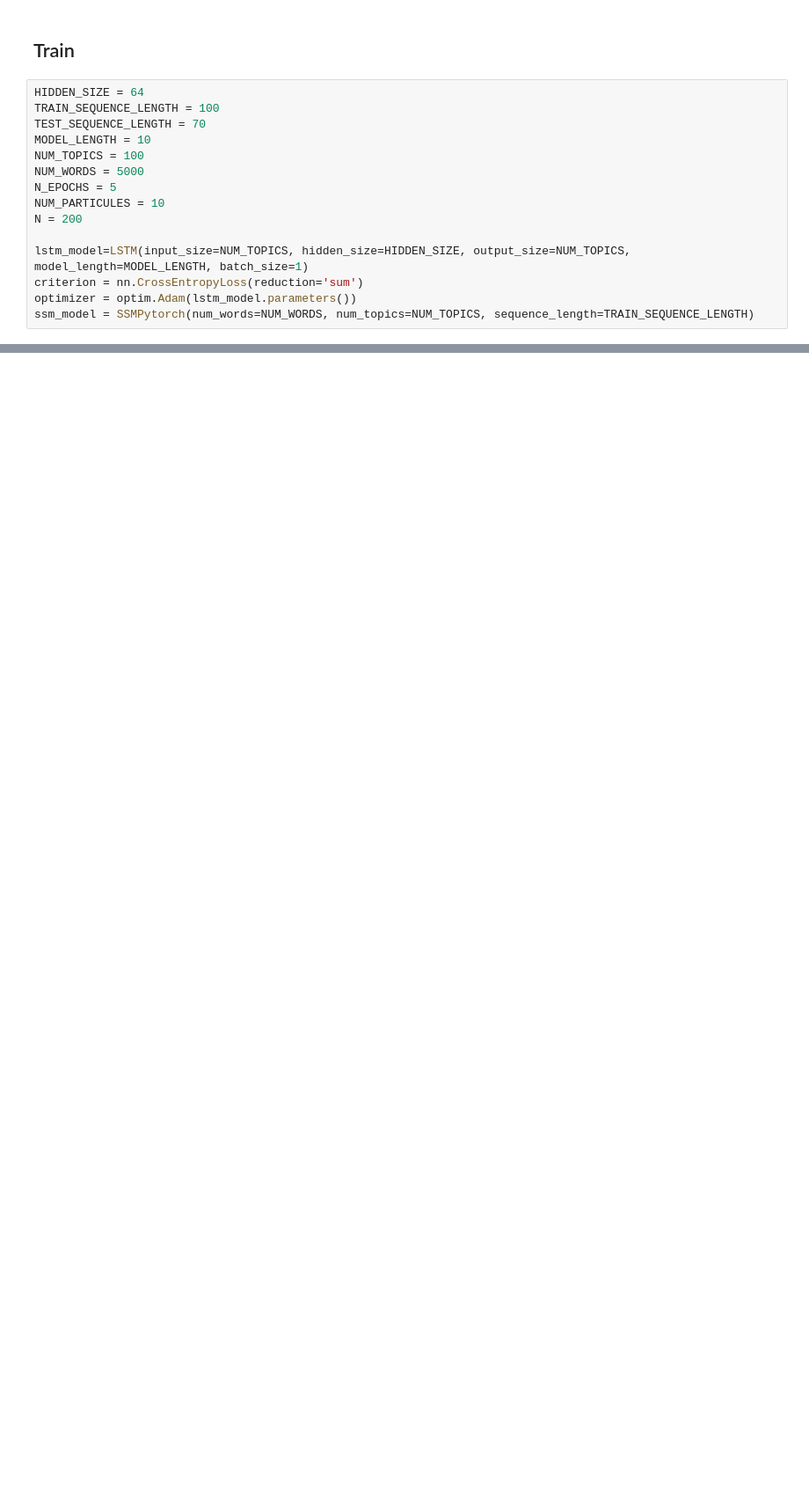
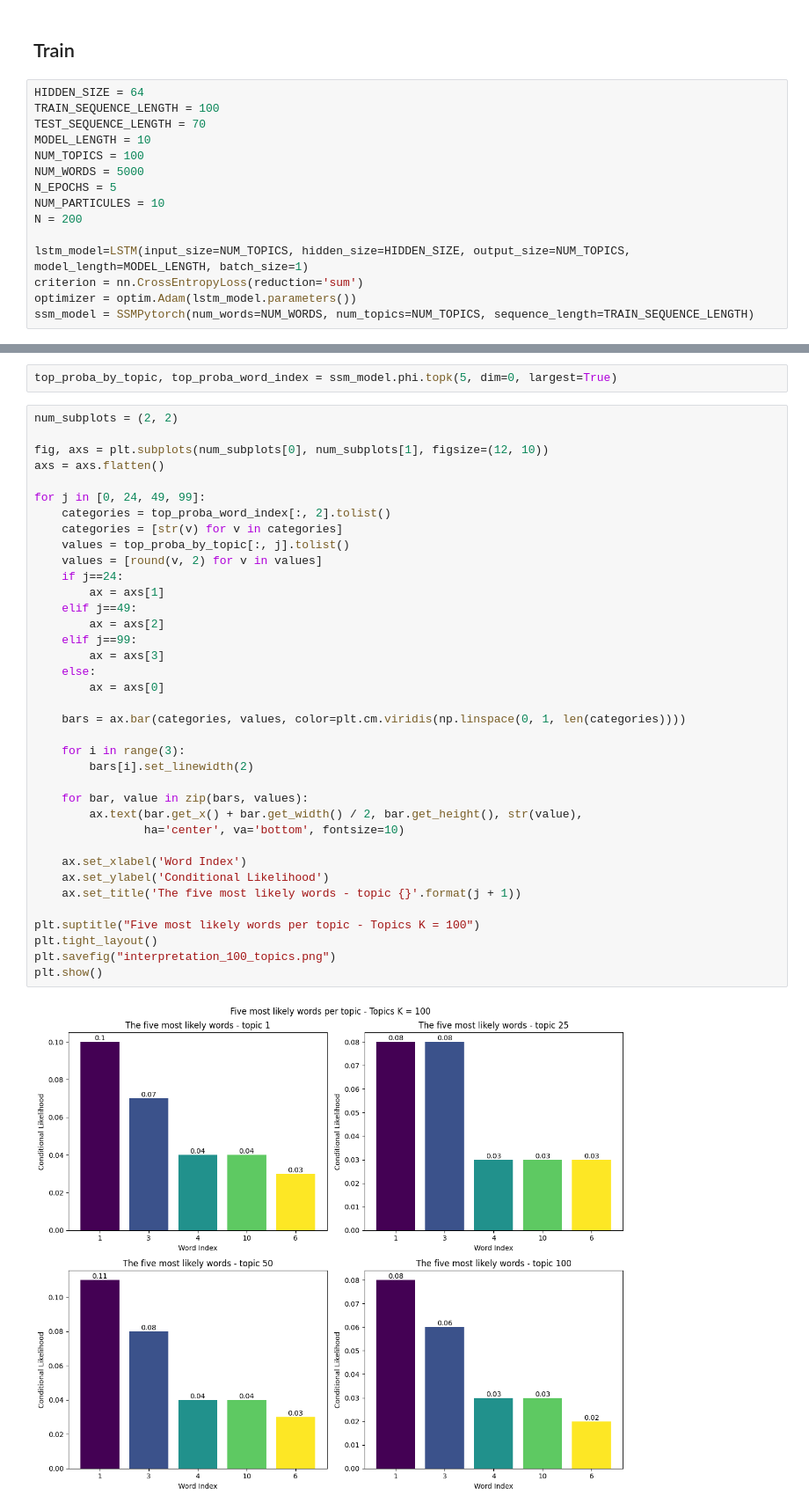
Before and after one commit to yanisrem/SSM-Project, a Jupyter notebook: ssl.ipynb, the cells around one changed output, grey strips where cells are left out. Shown at 88% size. Drawn from its saved outputs; the diff is of its cells as text; blank space fills up the shorter version.

```diff
--- a/ssl.ipynb
+++ b/ssl.ipynb
@@ -395,0 +409,41 @@ Stored 'list_perplexity' (list)
+# %%
+top_proba_by_topic, top_proba_word_index = ssm_model.phi.topk(5, dim=0, largest=True)
+# %%
+num_subplots = (2, 2)
+
+fig, axs = plt.subplots(num_subplots[0], num_subplots[1], figsize=(12, 10))
+axs = axs.flatten()
+
+for j in [0, 24, 49, 99]:
+    categories = top_proba_word_index[:, 2].tolist()
+    categories = [str(v) for v in categories]
+    values = top_proba_by_topic[:, j].tolist()
+    values = [round(v, 2) for v in values]
+    if j==24:
+        ax = axs[1]
+    elif j==49:
+        ax = axs[2]
+    elif j==99:
+        ax = axs[3]
+    else:
+        ax = axs[0]
+
+    bars = ax.bar(categories, values, color=plt.cm.viridis(np.linspace(0, 1, len(categories))))
+
+    for i in range(3):
+        bars[i].set_linewidth(2)
+
+    for bar, value in zip(bars, values):
+        ax.text(bar.get_x() + bar.get_width() / 2, bar.get_height(), str(value),
+                ha='center', va='bottom', fontsize=10)
+
+    ax.set_xlabel('Word Index')
+    ax.set_ylabel('Conditional Likelihood')
+    ax.set_title('The five most likely words - topic {}'.format(j + 1))
+
+plt.suptitle("Five most likely words per topic - Topics K = 100")
+plt.tight_layout()
+plt.savefig("interpretation_100_topics.png")
+plt.show()
+# %% [output]
+[figure, added]
```
Also changed, not shown: parts of 3 cells of this notebook, 6 other files.
